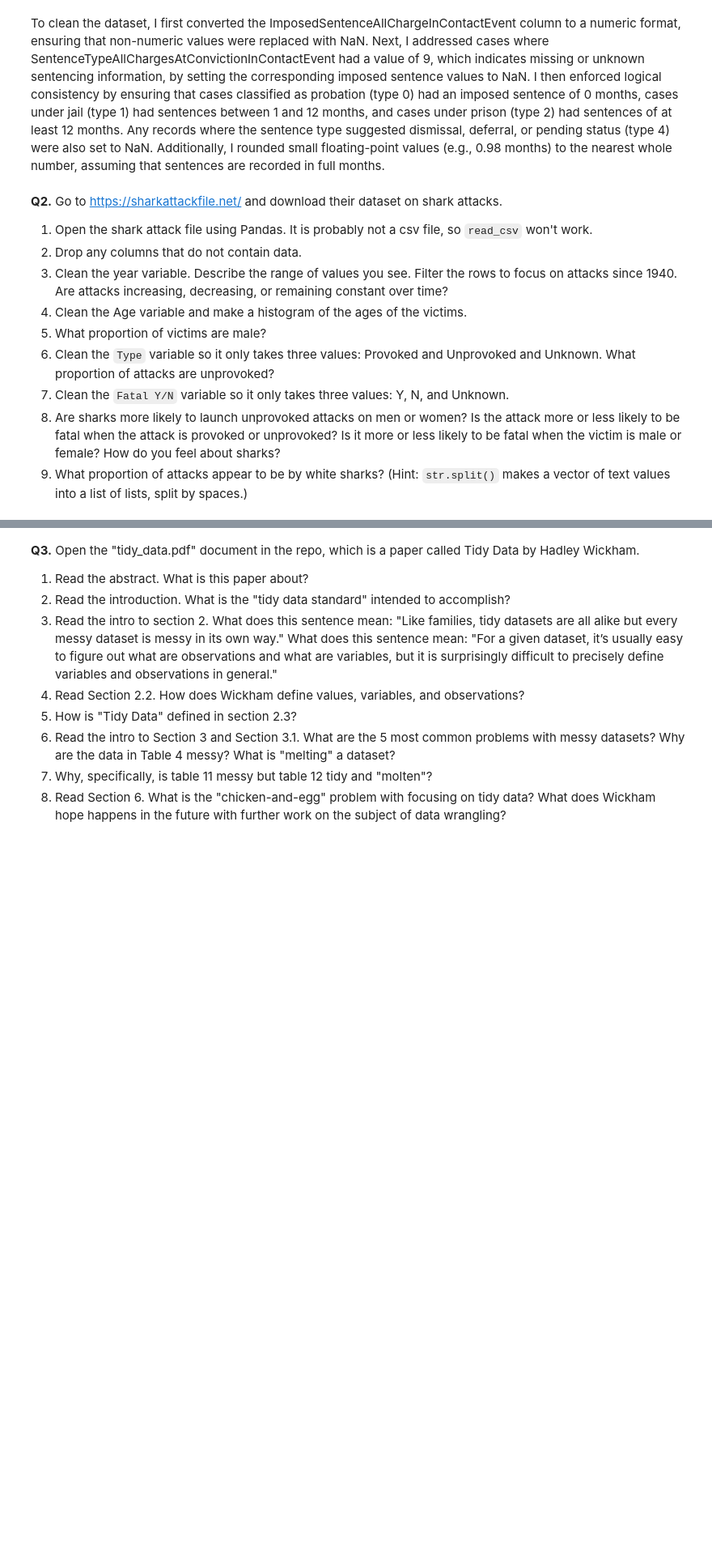
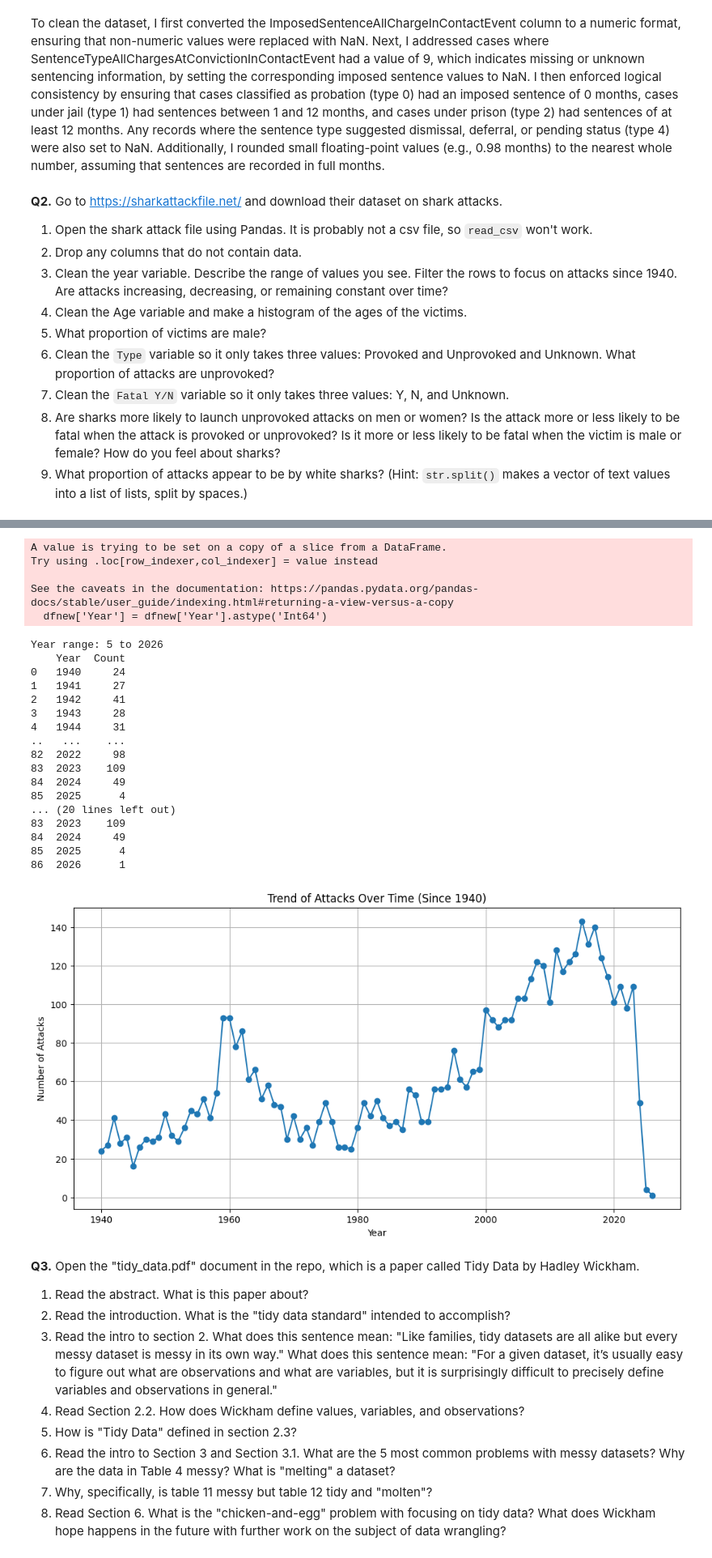
Before and after one commit to Jessicaxiong61/DS-3001, a Jupyter notebook: wrangling assignment/wrangling_assignment.ipynb, the cells around one changed output, grey strips where cells are left out. Shown at 81% size. Cells and saved outputs as stored; diff of their text form; code cells hidden in the pictures; blank space fills up the shorter version.

```diff
--- a/wrangling assignment/wrangling_assignment.ipynb
+++ b/wrangling assignment/wrangling_assignment.ipynb
@@ -195,3 +195,18 @@ To clean the dataset, I first converted the ImposedSentenceAllChargeInContactEve
 7. Clean the `Fatal Y/N` variable so it only takes three values: Y, N, and Unknown.
 8. Are sharks more likely to launch unprovoked attacks on men or women? Is the attack more or less likely to be fatal when the attack is provoked or unprovoked? Is it more or less likely to be fatal when the victim is male or female? How do you feel about sharks?
 9. What proportion of attacks appear to be by white sharks? (Hint: `str.split()` makes a vector of text values into a list of lists, split by spaces.)
+# %%
+#question 2
+import pandas as pd
+import numpy as np
+import seaborn as sns
+
+# Load the Excel file
+dfq2 = pd.read_excel('/content/GSAF5.xls')
+# Display the first few rows
+dfq2.head()
+
+# Q2 part 2: Drop columns that do not contain data
+dfq2 = dfq2.drop(columns=['pdf', 'href formula', 'href', 'Case Number', 'Case Number.1', 'original order', 'Unnamed: 21', 'Unnamed: 22'])
+
+print(dfq2)
@@ -197,0 +231,65 @@ To clean the dataset, I first converted the ImposedSentenceAllChargeInContactEve
+# %%
+# Q2 part 3
+import pandas as pd
+
+# Convert 'Year' column to numeric, setting errors='coerce' to turn invalid entries into NaN
+dfq2['Year'] = pd.to_numeric(dfq2['Year'], errors='coerce')
+# Replace 0000 (unknown years) with NaN
+dfq2.loc[dfq2['Year'] == 0, 'Year'] = pd.NA
+# Remove NaN values in the 'Year' column
+dfnew = dfq2.dropna(subset=['Year'])
+# Convert 'Year' to integer type (to avoid float issues)
+dfnew['Year'] = dfnew['Year'].astype('Int64')
+
+# Describe the range of years
+min_year = dfnew['Year'].min()
+max_year = dfnew['Year'].max()
+print(f"Year range: {min_year} to {max_year}")
+# So I got that the year range from 0005 to 2026 after removing all the NaN (0000).
+
+# Filter attacks since 1940
+dfnew_filtered = dfnew[dfnew['Year'] >= 1940]
+# Count the number of cases per year
+yearly_counts = dfnew_filtered.groupby('Year').size().reset_index(name='Count')
+print(yearly_counts)
+print(yearly_counts.tail(20))
+
+# creating a line chart to see the trend of shark attacks
+import matplotlib.pyplot as plt
+# Plot the trend of attacks over time
+plt.figure(figsize=(12, 6))
+plt.plot(yearly_counts['Year'], yearly_counts['Count'], marker='o', linestyle='-')
+# Formatting the plot
+plt.xlabel("Year")
+plt.ylabel("Number of Attacks")
+plt.title("Trend of Attacks Over Time (Since 1940)")
+plt.grid(True)
+# Show the plot
+plt.show()
+
+# From the plot, we can clearly see that the number of shark attacks is increasing from 1940 to 2015.
+# There is a sudden drop in shark attack after the year 2023.
+# %% [output]
+A value is trying to be set on a copy of a slice from a DataFrame.
+Try using .loc[row_indexer,col_indexer] = value instead
+
+See the caveats in the documentation: https://pandas.pydata.org/pandas-docs/stable/user_guide/indexing.html#returning-a-view-versus-a-copy
+  dfnew['Year'] = dfnew['Year'].astype('Int64')
+Year range: 5 to 2026
+    Year  Count
+0   1940     24
+1   1941     27
+2   1942     41
+3   1943     28
+4   1944     31
+..   ...    ...
+82  2022     98
+83  2023    109
+84  2024     49
+85  2025      4
+... (20 lines left out)
+83  2023    109
+84  2024     49
+85  2025      4
+86  2026      1
+[figure, added]
```
Also changed, not shown: parts of 2 cells of this notebook.
